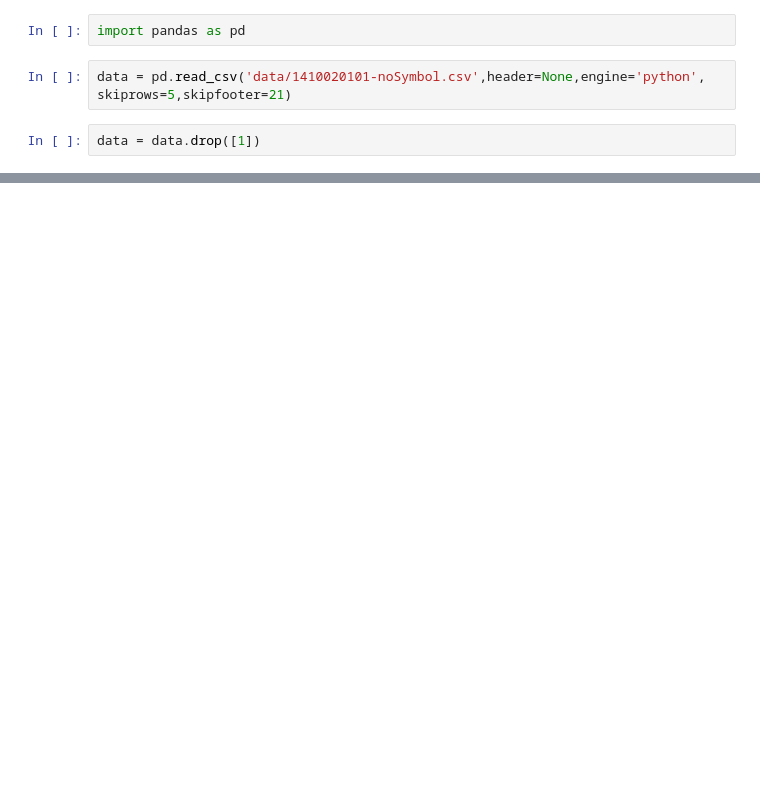
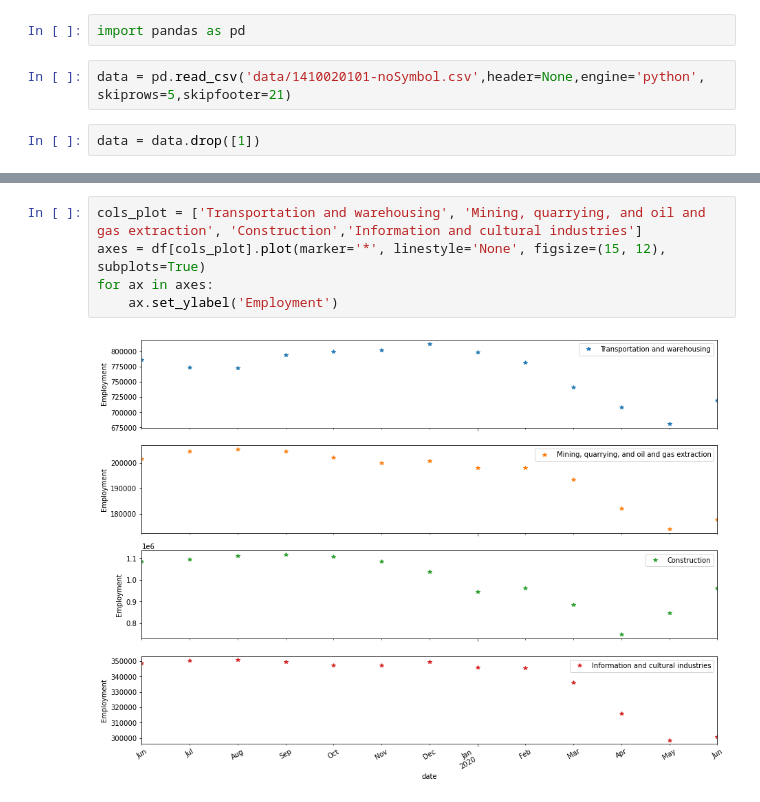
Before and after one commit to dataubc/unemployment_covid19, a Jupyter notebook: main.ipynb, the cells around one changed output, grey strips where cells are left out. Cells and saved outputs as stored; diff of their text form; blank space fills up the shorter version.

```diff
--- a/main.ipynb
+++ b/main.ipynb
@@ -39,0 +94,7 @@ data
+# %%
+cols_plot = ['Transportation and warehousing', 'Mining, quarrying, and oil and gas extraction', 'Construction','Information and cultural industries']
+axes = df[cols_plot].plot(marker='*', linestyle='None', figsize=(15, 12), subplots=True)
+for ax in axes:
+    ax.set_ylabel('Employment')
+# %% [output]
+[figure, added]
```
Also changed, not shown: parts of 10 cells of this notebook.
